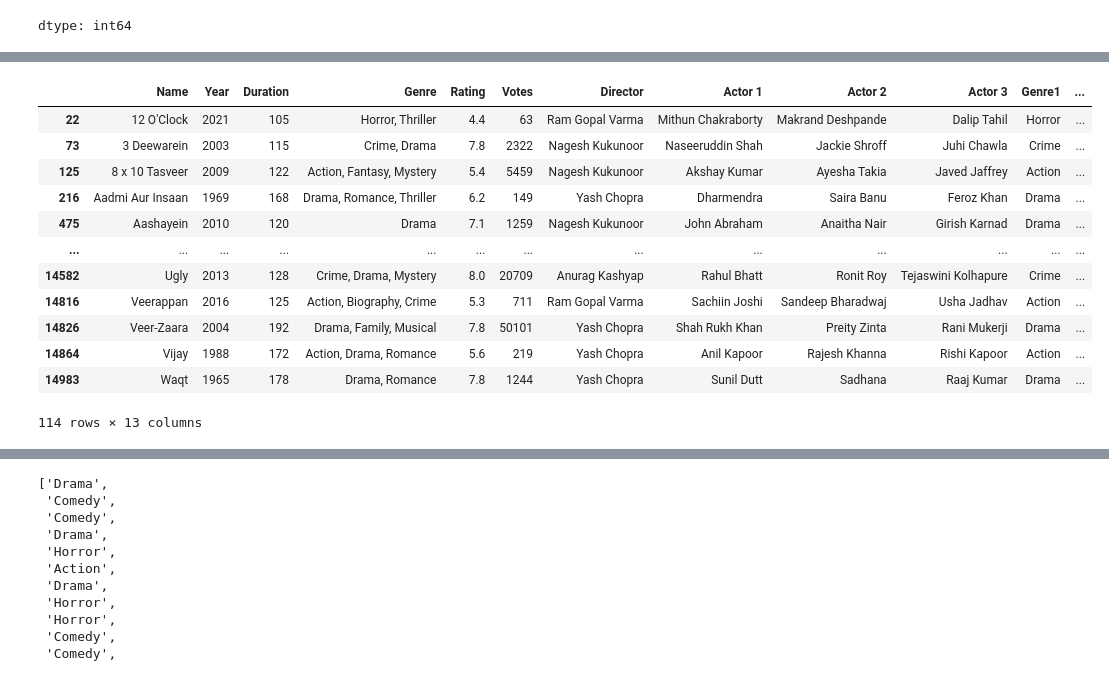
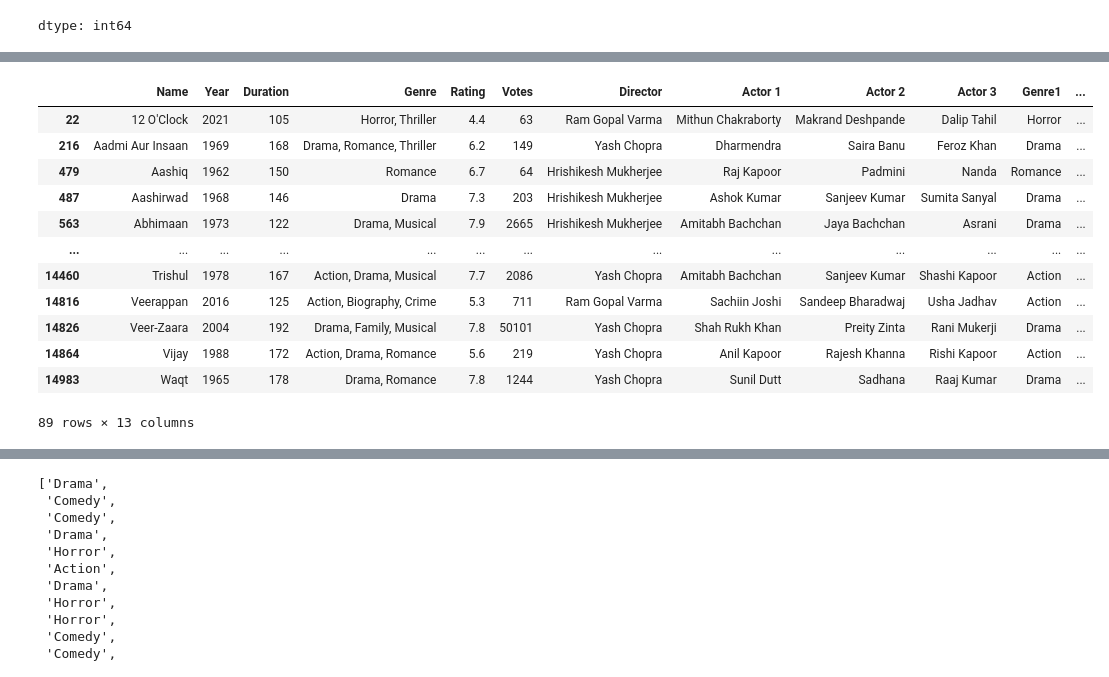
Before and after one commit to punramon/python_dataviz2024, a Jupyter notebook: HW9.ipynb, the cells around one changed output, grey strips where cells are left out. Drawn from its saved outputs; the diff is of its cells as text; code cells hidden in the pictures.

```diff
--- a/HW9.ipynb
+++ b/HW9.ipynb
@@ -4,0 +51,7 @@
+# %%
+data_india['Year'] =data_india['Year'].str.replace('(', '').str.replace(')', '').astype(int)
+data_india['Duration'] = data_india['Duration'].str.replace(' min', '').astype(int)
+data_india['Votes'] = data_india['Votes'].str.replace(',', '')
+# %%
+# ตรวจสอบและแปลงคอลัมน์ Votes เป็น float
+data_india['Votes'] = pd.to_numeric(data_india['Votes'], errors='coerce')
@@ -4,0 +95,15 @@
+# %%
+# prompt: split value in column genre by ',' and make more column for each of those
+
+import pandas as pd
+# Split the 'Genre' column by ',' and create new columns
+genre_split = data_india['Genre'].str.split(',', expand=True)
+
+# Rename the new columns
+genre_split.columns = ['Genre1', 'Genre2', 'Genre3']
+
+# Concatenate the new columns with the original DataFrame
+data_india = pd.concat([data_india, genre_split], axis=1)
+
+# Display the updated DataFrame
+data_india.head()
@@ -4,0 +117,5 @@
+# %%
+# prompt: delete space in the value in Genre1 Genre2 Genre3
+
+for col in ['Genre1', 'Genre2', 'Genre3']:
+  data_india[col] = data_india[col].str.strip() if data_india[col].dtype == 'object' else data_india[col]
@@ -223,23 +887,23 @@ data_india[data_india['Director'] == 'Hrishikesh Mukherjee']
 # %%
 # prompt: ดึงข้อมูลของ Yash Chopra, Ram Gopal Varma, Hrishikesh Mukherjee, Anurag Kashyap, Nagesh Kukunoor มาเป็นdataframeใหม่
 
-directors_to_extract = ['Yash Chopra', 'Ram Gopal Varma', 'Hrishikesh Mukherjee', 'Anurag Kashyap', 'Nagesh Kukunoor']
+directors_to_extract = ['Yash Chopra', 'Ram Gopal Varma', 'Hrishikesh Mukherjee']
 top = data_india[data_india['Director'].isin(directors_to_extract)].copy()
 top
 # %% [output]
 |  | Name | Year | Duration | Genre | Rating | Votes | Director | Actor 1 | Actor 2 | Actor 3 | Genre1 | ... |
 | 22 | 12 O'Clock | 2021 | 105 | Horror, Thriller | 4.4 | 63 | Ram Gopal Varma | Mithun Chakraborty | Makrand Deshpande | Dalip Tahil | Horror | ... |
-| 73 | 3 Deewarein | 2003 | 115 | Crime, Drama | 7.8 | 2322 | Nagesh Kukunoor | Naseeruddin Shah | Jackie Shroff | Juhi Chawla | Crime | ... |
-| 125 | 8 x 10 Tasveer | 2009 | 122 | Action, Fantasy, Mystery | 5.4 | 5459 | Nagesh Kukunoor | Akshay Kumar | Ayesha Takia | Javed Jaffrey | Action | ... |
 | 216 | Aadmi Aur Insaan | 1969 | 168 | Drama, Romance, Thriller | 6.2 | 149 | Yash Chopra | Dharmendra | Saira Banu | Feroz Khan | Drama | ... |
-| 475 | Aashayein | 2010 | 120 | Drama | 7.1 | 1259 | Nagesh Kukunoor | John Abraham | Anaitha Nair | Girish Karnad | Drama | ... |
+| 479 | Aashiq | 1962 | 150 | Romance | 6.7 | 64 | Hrishikesh Mukherjee | Raj Kapoor | Padmini | Nanda | Romance | ... |
+| 487 | Aashirwad | 1968 | 146 | Drama | 7.3 | 203 | Hrishikesh Mukherjee | Ashok Kumar | Sanjeev Kumar | Sumita Sanyal | Drama | ... |
+| 563 | Abhimaan | 1973 | 122 | Drama, Musical | 7.9 | 2665 | Hrishikesh Mukherjee | Amitabh Bachchan | Jaya Bachchan | Asrani | Drama | ... |
 | ... | ... | ... | ... | ... | ... | ... | ... | ... | ... | ... | ... | ... |
-| 14582 | Ugly | 2013 | 128 | Crime, Drama, Mystery | 8.0 | 20709 | Anurag Kashyap | Rahul Bhatt | Ronit Roy | Tejaswini Kolhapure | Crime | ... |
+| 14460 | Trishul | 1978 | 167 | Action, Drama, Musical | 7.7 | 2086 | Yash Chopra | Amitabh Bachchan | Sanjeev Kumar | Shashi Kapoor | Action | ... |
 | 14816 | Veerappan | 2016 | 125 | Action, Biography, Crime | 5.3 | 711 | Ram Gopal Varma | Sachiin Joshi | Sandeep Bharadwaj | Usha Jadhav | Action | ... |
 | 14826 | Veer-Zaara | 2004 | 192 | Drama, Family, Musical | 7.8 | 50101 | Yash Chopra | Shah Rukh Khan | Preity Zinta | Rani Mukerji | Drama | ... |
 | 14864 | Vijay | 1988 | 172 | Action, Drama, Romance | 5.6 | 219 | Yash Chopra | Anil Kapoor | Rajesh Khanna | Rishi Kapoor | Action | ... |
 | 14983 | Waqt | 1965 | 178 | Drama, Romance | 7.8 | 1244 | Yash Chopra | Sunil Dutt | Sadhana | Raaj Kumar | Drama | ... |
-114 rows × 13 columns
+89 rows × 13 columns
 # %%
 # ทดดูภาพรวม Genre
 # prompt: Using dataframe top: สร้าง bar  นับจำนวน Genre1  Genre2  Genre3 ของ director ใช้ px
```
Also changed, not shown: parts of 73 cells of this notebook.
